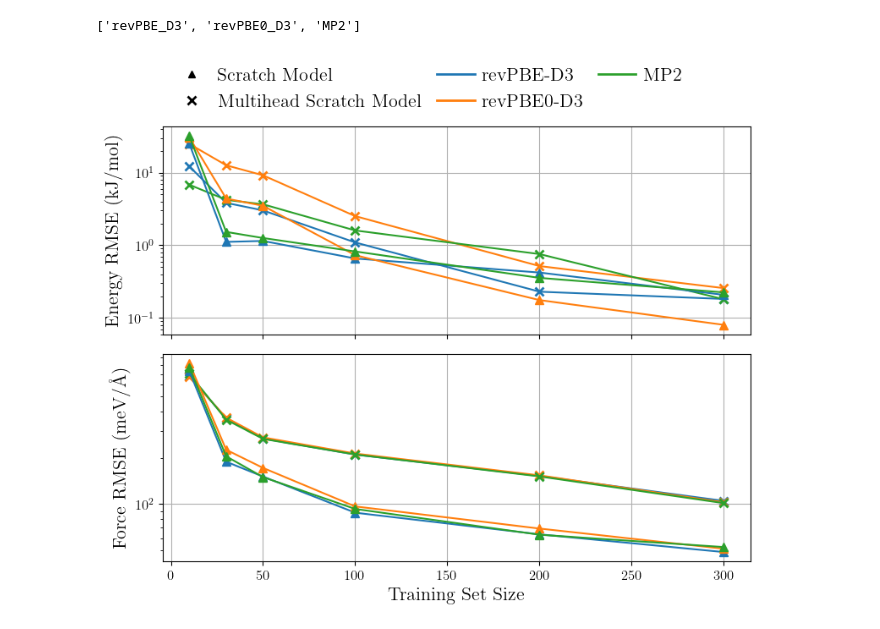
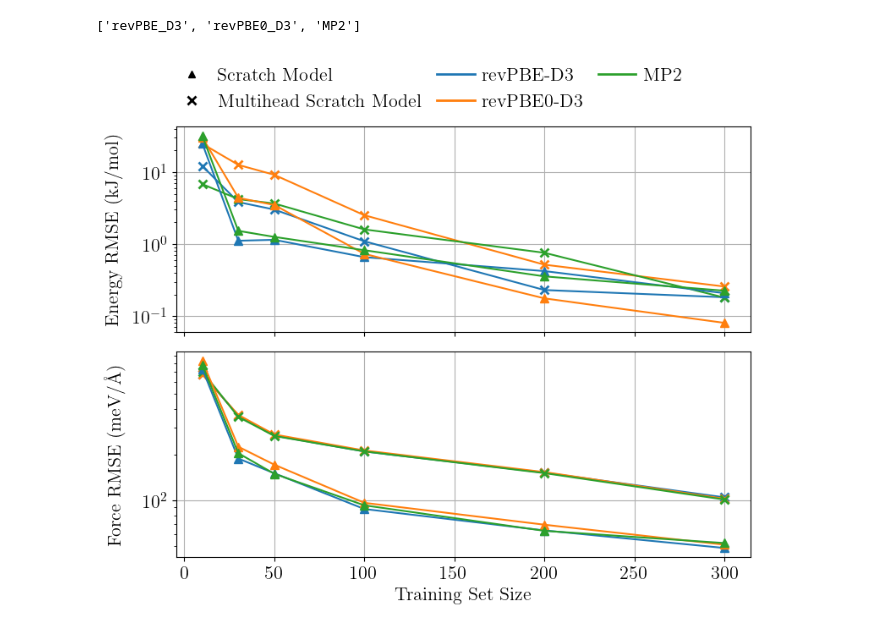
Before and after one commit to joehart2001/WA_MACE_FT, a Jupyter notebook: notebooks/results_rev_PBE_D3.ipynb, the cells around one changed output. Saved outputs shown, nothing was run; the diff lists cells and outputs as text; code cells hidden in the pictures.

```diff
--- a/notebooks/results_rev_PBE_D3.ipynb
+++ b/notebooks/results_rev_PBE_D3.ipynb
@@ -520,7 +528,7 @@ RMSE_energies_medium_revPBE_newE0 = []
 RMSE_forces_medium_revPBE_newE0 = []
 
 for size in training_set_sizes_medium_revPBE_newE0:
-    test_data = read(f"evaluation_data_medium/FT_newE0s_medium_rev_PBE_D3_{size}_eval_test.xyz", ':')
+    test_data = read(f"../results/evaluation_data_medium/FT_newE0s_medium_rev_PBE_D3_{size}_eval_test.xyz", ':')
     calc = calc_RMSE(test_data, theory="rPBED3")
     RMSE_energies_medium_revPBE_newE0.append(calc[0])
     RMSE_forces_medium_revPBE_newE0.append(calc[1])
@@ -531,7 +539,7 @@ RMSE_energies_medium_revPBE_naive = []
 RMSE_forces_medium_revPBE_naive = []
 
 for size in training_set_sizes_medium_revPBE_naive:
-    test_data = read(f"evaluation_data_medium/FT_naive_medium_rev_PBE_D3_{size}_eval_test.xyz", ':')
+    test_data = read(f"../results/evaluation_data_medium/FT_naive_medium_rev_PBE_D3_{size}_eval_test.xyz", ':')
     calc = calc_RMSE(test_data, theory="rPBED3")
     RMSE_energies_medium_revPBE_naive.append(calc[0])
     RMSE_forces_medium_revPBE_naive.append(calc[1])
@@ -541,7 +549,7 @@ RMSE_energies_scratch_revPBE_newE0 = []
 RMSE_forces_scratch_revPBE_newE0 = []
 
 for size in training_set_sizes_scratch_revPBE_newE0:
-    test_data = read(f"evaluation_data_scratch/scratch_newE0s_revPBE_D3_{size}_eval_test.xyz", ':')
+    test_data = read(f"../results/evaluation_data_scratch/scratch_newE0s_revPBE_D3_{size}_eval_test.xyz", ':')
     calc = calc_RMSE(test_data, theory="rPBED3")
     RMSE_energies_scratch_revPBE_newE0.append(calc[0])
     RMSE_forces_scratch_revPBE_newE0.append(calc[1])
@@ -606,7 +614,7 @@ RMSE_energies_scratch_newE0_revPBE0 = []
 RMSE_forces_scratch_newE0_revPBE0 = []
 
 for size in training_set_sizes_scratch_newE0_revPBE0:
-    test_data = read(f"evaluation_scratch_revPBE0/scratch_newE0s_revPBE0_D3_{size}_eval_test.xyz", ':')
+    test_data = read(f"../results/evaluation_scratch_revPBE0/scratch_newE0s_revPBE0_D3_{size}_eval_test.xyz", ':')
     calc = calc_RMSE(test_data, theory="rPBE0D3")
     RMSE_energies_scratch_newE0_revPBE0.append(calc[0])
     RMSE_forces_scratch_newE0_revPBE0.append(calc[1])
@@ -616,7 +624,7 @@ RMSE_energies_FT_newE0_revPBE0 = []
 RMSE_forces_FT_newE0_revPBE0 = []
 
 for size in training_set_sizes_FT_newE0_revPBE0:
-    test_data = read(f"evaluation_FT_revPBE0/FT_newE0s_medium_rev_PBE0_D3_{size}_eval_test.xyz", ':')
+    test_data = read(f"../results/evaluation_FT_revPBE0/FT_newE0s_medium_rev_PBE0_D3_{size}_eval_test.xyz", ':')
     calc = calc_RMSE(test_data, theory="rPBE0D3")
     RMSE_energies_FT_newE0_revPBE0.append(calc[0])
     RMSE_forces_FT_newE0_revPBE0.append(calc[1])
@@ -658,7 +666,7 @@ RMSE_energies_FT_newE0_MP2 = []
 RMSE_forces_FT_newE0_MP2 = []
 
 for size in training_set_sizes_FT_newE0_MP2:
-    test_data = read(f"evaluation_FT_MP2/FT_newE0s_medium_MP2_{size}_eval_test.xyz", ':')
+    test_data = read(f"../results/evaluation_FT_MP2/FT_newE0s_medium_MP2_{size}_eval_test.xyz", ':')
     calc = calc_RMSE(test_data, theory="MP2")
     RMSE_energies_FT_newE0_MP2.append(calc[0])
     RMSE_forces_FT_newE0_MP2.append(calc[1])
@@ -669,7 +677,7 @@ RMSE_energies_scratch_newE0_MP2 = []
 RMSE_forces_scratch_newE0_MP2 = []
 
 for size in training_set_sizes_scratch_newE0_MP2:
-    test_data = read(f"evaluation_scratch_MP2/scratch_newE0s_MP2_{size}_eval_test.xyz", ':')
+    test_data = read(f"../results/evaluation_scratch_MP2/scratch_newE0s_MP2_{size}_eval_test.xyz", ':')
     calc = calc_RMSE(test_data, theory="MP2")
     RMSE_energies_scratch_newE0_MP2.append(calc[0])
     RMSE_forces_scratch_newE0_MP2.append(calc[1])
@@ -797,7 +807,7 @@ RMSE_forces_scratch_multihead = {head: [] for head in heads}
 
 for size in training_set_sizes_scratch_multihead:
     for head in heads:
-        test_data = read(f"evaluation_data_scratch_multihead/scratch_newE0s_multihead_{head}_{size}_eval_test.xyz", ':')
+        test_data = read(f"../results/evaluation_data_scratch_multihead/scratch_newE0s_multihead_{head}_{size}_eval_test.xyz", ':')
         if head == "revPBE_D3":
             calc = calc_RMSE(test_data, theory="rPBED3")
         elif head == "revPBE0_D3":
@@ -841,9 +851,10 @@ ax1.plot(training_set_sizes_scratch_newE0_MP2, np.array(RMSE_energies_scratch_ne
 
 
 
-ax1.set_ylabel("Energy RMSE (kJ/mol)", fontsize=16)
+ax1.set_ylabel("Energy RMSE (kJ/mol)", fontsize=16, labelpad=8)
 ax1.set_yscale("log")
 ax1.grid(True)
+ax1.tick_params(axis='both', labelsize=16)
 
 
 
@@ -853,32 +864,33 @@ for head in heads:
 
 ax2.plot(training_set_sizes_scratch_revPBE_newE0, np.array(RMSE_forces_scratch_revPBE_newE0) * 1000,
          linestyle="-", color=color_map["revPBE_D3"], marker="^", markersize=7)
 ax2.plot(training_set_sizes_scratch_newE0_revPBE0, np.array(RMSE_forces_scratch_newE0_revPBE0) * 1000,
          linestyle="-", color=color_map["revPBE0_D3"], marker="^", markersize=7)
 ax2.plot(training_set_sizes_scratch_newE0_MP2, np.array(RMSE_forces_scratch_newE0_MP2) * 1000,
          linestyle="-", color=color_map["MP2"], marker="^", markersize=7)
 
 
-ax2.set_ylabel(r"Force RMSE $\rm (meV/\AA)$", fontsize=16)
+ax2.set_ylabel(r"Force RMSE $\rm (meV/\AA)$", fontsize=16, labelpad=15)
 ax2.set_xlabel("Training Set Size", fontsize=16)
 ax2.set_yscale("log")
 ax2.grid(True)
+ax2.tick_params(axis='both', labelsize=16)
 
 
 legend_elements = [
     plt.Line2D([0], [0], linestyle="None", marker="^", color="black", label="Scratch Model"),
     plt.Line2D([0], [0], linestyle="None", marker="x",markersize=7, mew=2, color="black", label="Multihead Scratch Model"),
     plt.Line2D([0], [0], color=color_map["revPBE_D3"], lw=2, label="revPBE-D3"),
     plt.Line2D([0], [0], color=color_map["revPBE0_D3"], lw=2, label="revPBE0-D3"),
     plt.Line2D([0], [0], color=color_map["MP2"], lw=2, label="MP2"),
 ]
 
 #fig.legend(handles=legend_elements, loc="upper center", ncol=5, bbox_to_anchor=(0.5, 1.04), frameon=False, handletextpad=0.4, columnspacing=0.8, fontsize=14)
 fig.legend(handles=legend_elements, loc="upper center", ncol=3, bbox_to_anchor=(0.5, 1.12), frameon=False, handletextpad=0.4, columnspacing=0.8, fontsize=16)
 
 
 plt.tight_layout()
 plt.savefig("../figures/RMSE_scratch_multihead.pdf",  bbox_inches="tight")
 plt.show()
 # %% [output]
-[figure, old version]
+[figure, new version]
```
Also changed, not shown: parts of 9 cells of this notebook, 1 other file.
